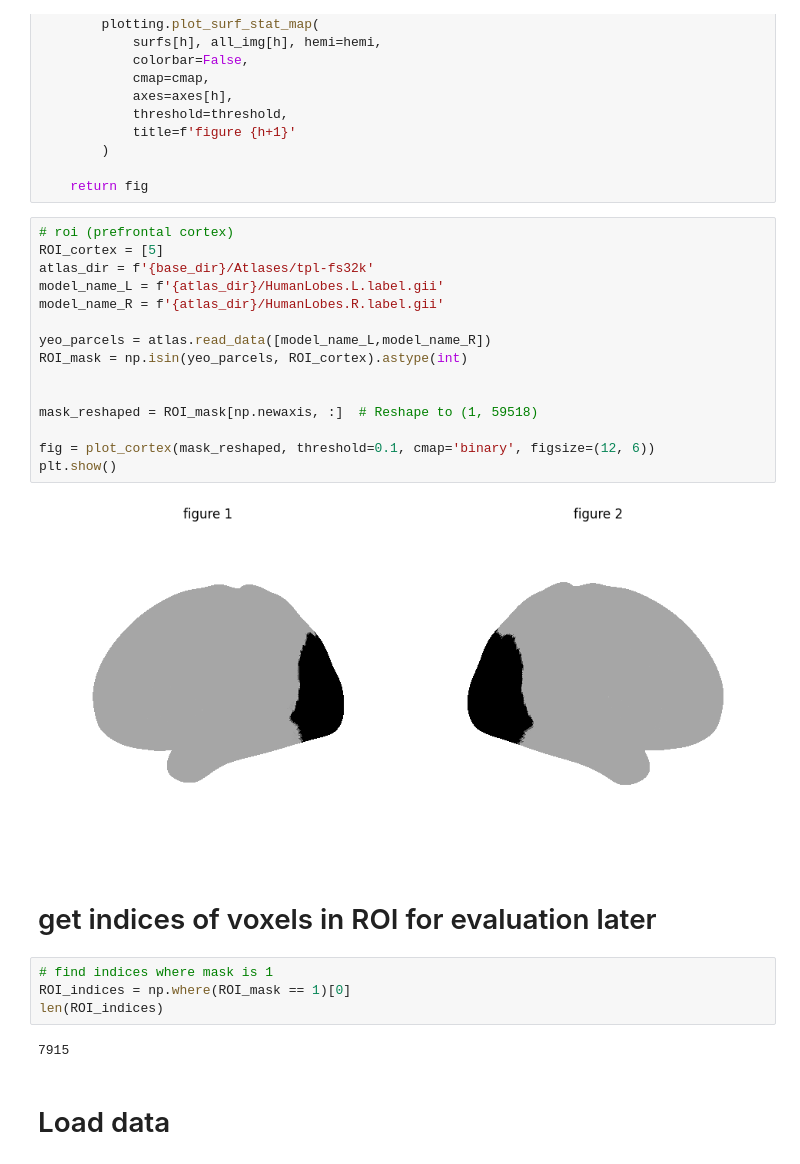
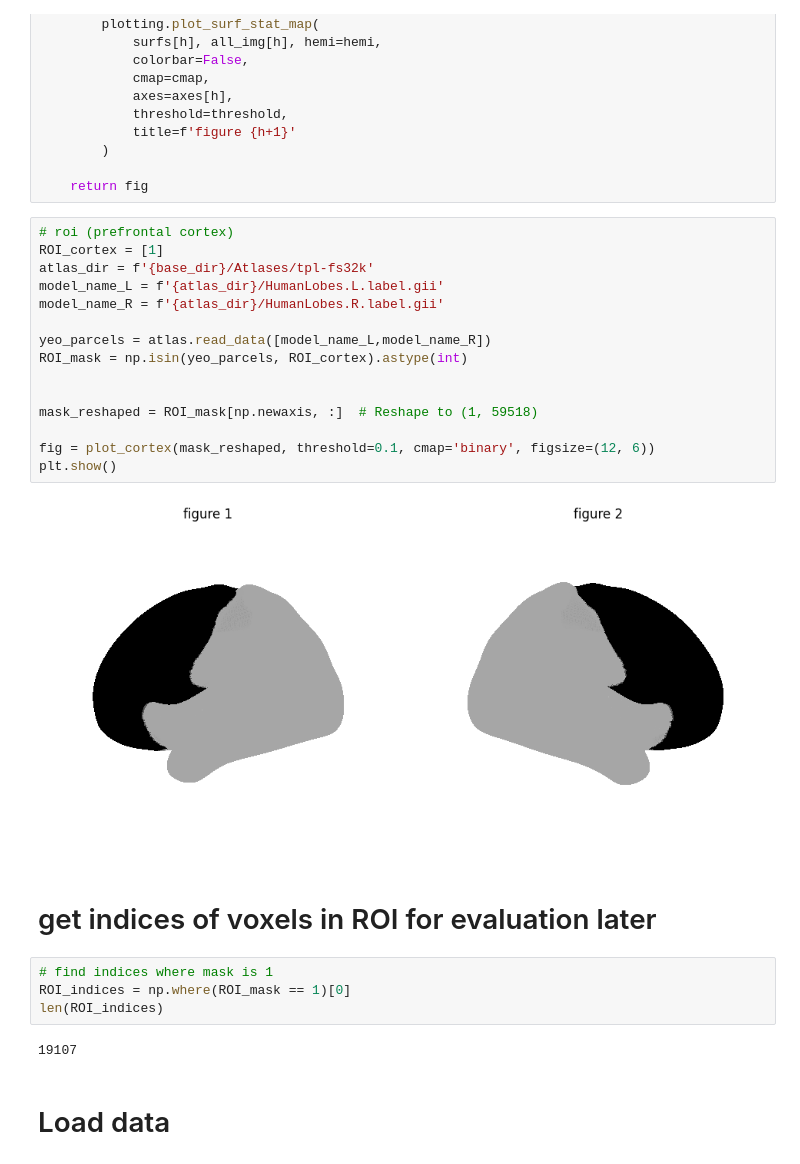
Before and after one commit to DiedrichsenLab/OptimalBattery, a Jupyter notebook: notebooks/6.real_eval_multi_cortical.ipynb, the cells around one changed output. Drawn from its saved outputs; the diff is of its cells as text.

```diff
--- a/notebooks/6.real_eval_multi_cortical.ipynb
+++ b/notebooks/6.real_eval_multi_cortical.ipynb
@@ -71,21 +78,21 @@ def plot_cortex(data, threshold=0.0, cmap='binary', figsize=(12, 6)):
     return fig
 # %%
 # roi (prefrontal cortex)
-ROI_cortex = [5]
+ROI_cortex = [1]
 atlas_dir = f'{base_dir}/Atlases/tpl-fs32k'
 model_name_L = f'{atlas_dir}/HumanLobes.L.label.gii'
 model_name_R = f'{atlas_dir}/HumanLobes.R.label.gii'
 
 yeo_parcels = atlas.read_data([model_name_L,model_name_R])
 ROI_mask = np.isin(yeo_parcels, ROI_cortex).astype(int)
 
 
 mask_reshaped = ROI_mask[np.newaxis, :]  # Reshape to (1, 59518)
 
 fig = plot_cortex(mask_reshaped, threshold=0.1, cmap='binary', figsize=(12, 6))
 plt.show()
 # %% [output]
-[figure, old version]
+[figure, new version]
 # %% [markdown]
 # get indices of voxels in ROI for evaluation later
 # %%
@@ -93,7 +100,7 @@ plt.show()
 ROI_indices = np.where(ROI_mask == 1)[0]
 len(ROI_indices)
 # %% [output]
-7915
+19107
 # %% [markdown]
 # Load data
 # %%
```
Also changed, not shown: parts of 31 cells of this notebook, 7 other files.
